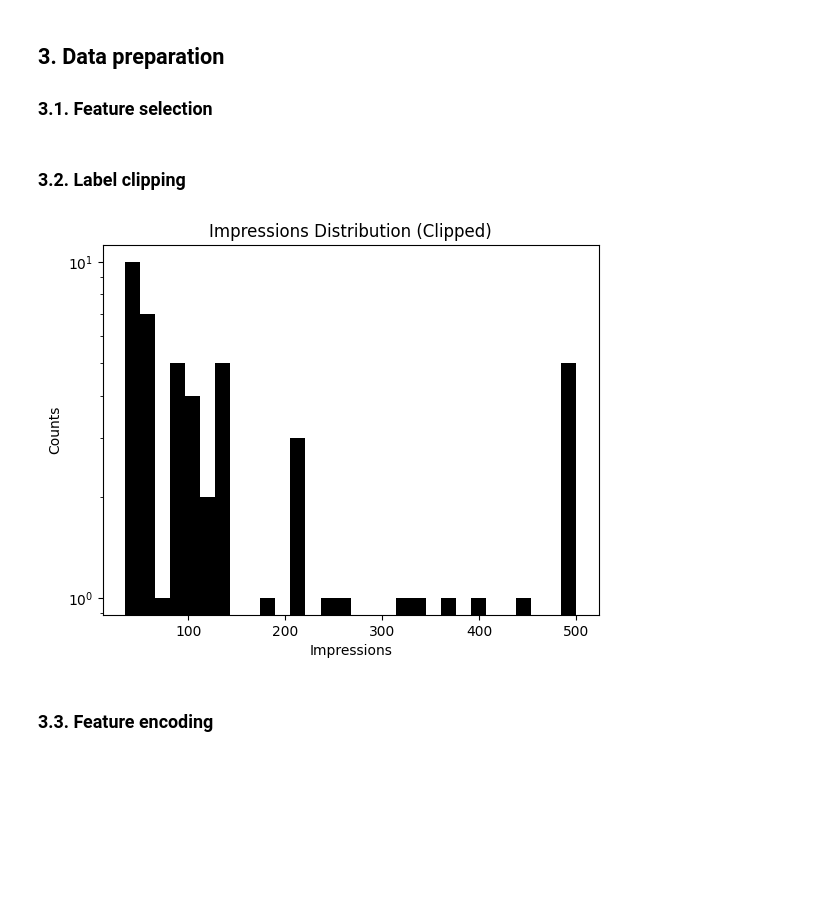
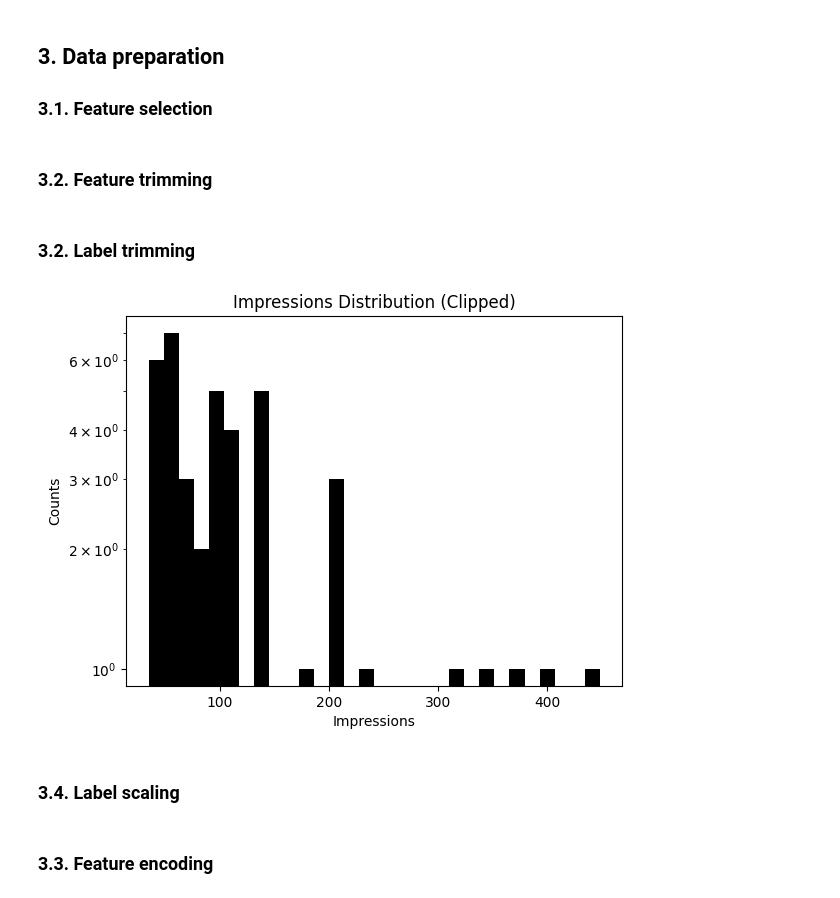
Before and after one commit to gperdrizet/linkedin_analytics, a Jupyter notebook: notebooks/post_impressions.ipynb, the cells around one changed output. Drawn from its saved outputs; the diff is of its cells as text; code cells hidden in the pictures; blank space fills up the shorter version.

```diff
--- a/notebooks/post_impressions.ipynb
+++ b/notebooks/post_impressions.ipynb
@@ -192,17 +193,26 @@ fig.show()
 
 ### 3.1. Feature selection
 # %%
-data_df = data_df[numerical_features + categorical_features]
+features = numerical_features + categorical_features
+data_df = data_df[features]
+# %% [markdown]
+### 3.2. Feature trimming
+# %%
+data_df = data_df[data_df['post_day'] != 'Saturday']
+data_df = data_df[data_df['word_count'] < 150]
+data_df.reset_index(drop=True, inplace=True)
 # %% [markdown]
-### 3.2. Label clipping
+### 3.2. Label trimming
 # %%
-data_df['impressions'] = data_df['impressions'].clip(upper=500)
+data_df = data_df[data_df['impressions'] < 500]
 
 plt.hist(data_df['impressions'], bins=30, color='black')
 plt.title('Impressions Distribution (Clipped)')
 plt.xlabel('Impressions')
 plt.ylabel('Counts')
 plt.yscale('log')
 plt.show()
 # %% [output]
-[figure, old version]
+[figure, new version]
+# %% [markdown]
+### 3.4. Label scaling
```
Also changed, not shown: parts of 9 cells of this notebook.
